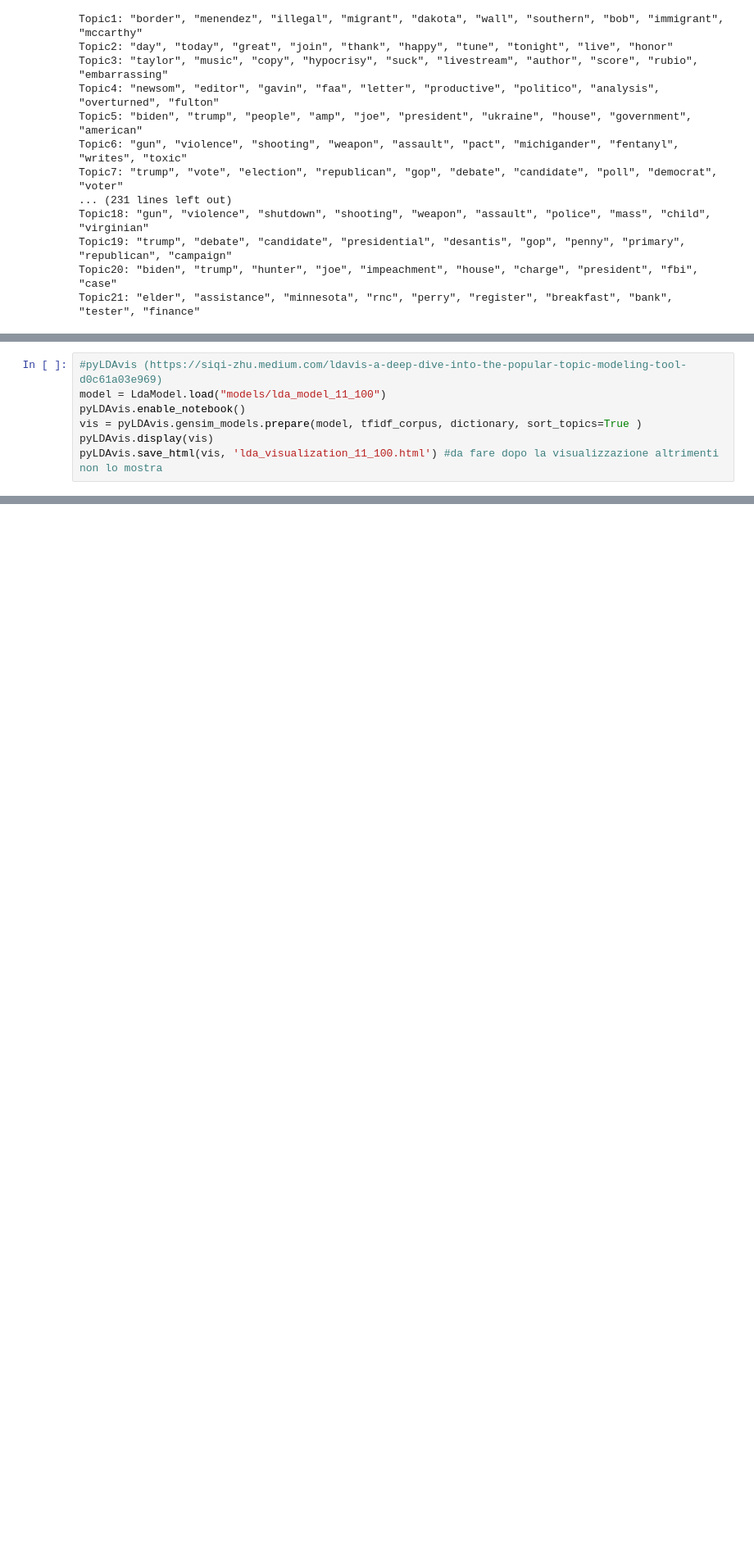
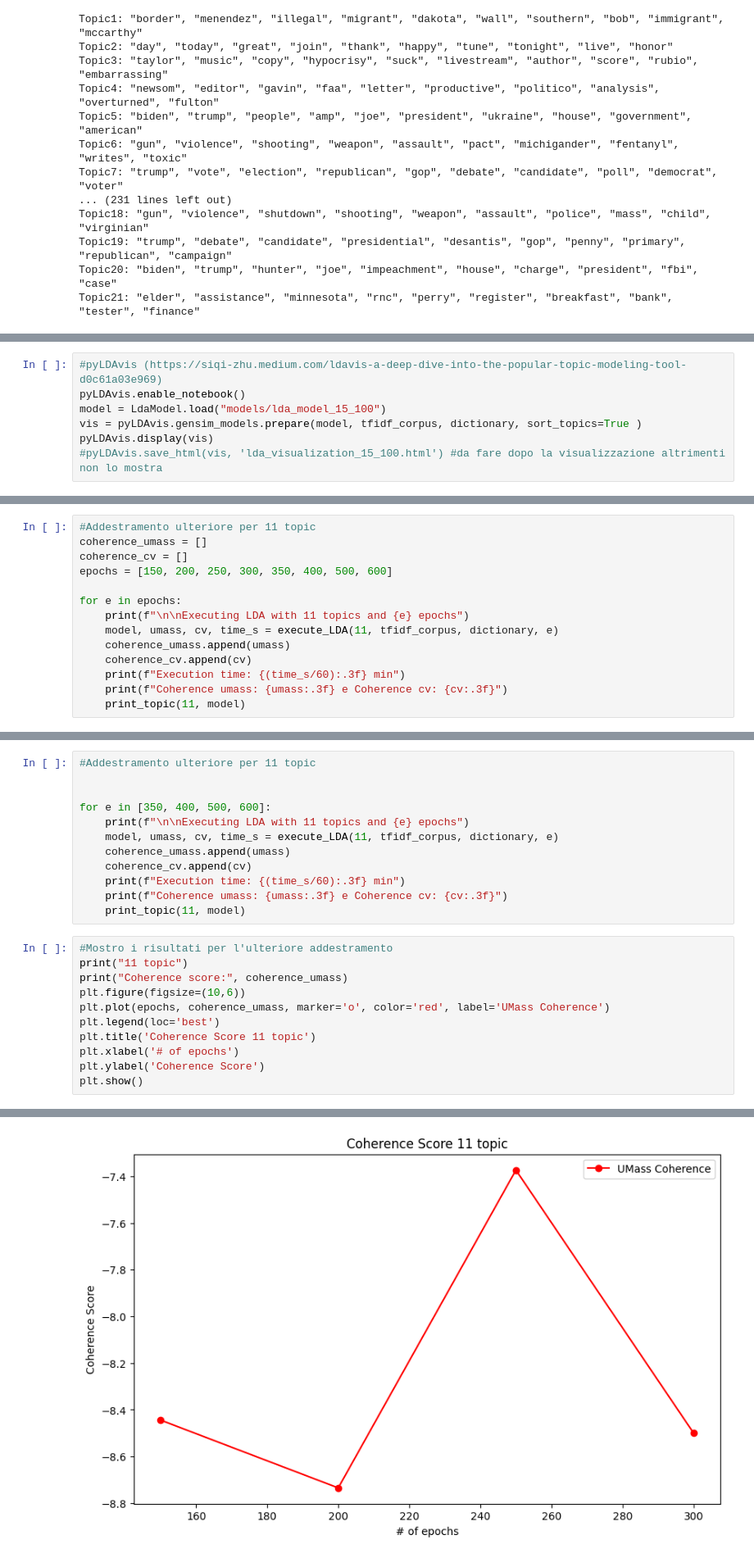
Before and after one commit to dream-19/Topic_Modeling_and_Sentiment_Analysis_on_Tweets, a Jupyter notebook: processing.ipynb, the cells around one changed output, grey strips where cells are left out. Shown at 82% size. Drawn from its saved outputs; the diff is of its cells as text; blank space fills up the shorter version.

Commit message:
training fino a 300 epoche

```diff
--- a/processing.ipynb
+++ b/processing.ipynb
@@ -182,8 +182,8 @@ Coherence score: [-9.200441042234985, -7.178833185929441, -7.934364339070924, -9
 [figure]
 # %%
 #pyLDAvis (https://siqi-zhu.medium.com/ldavis-a-deep-dive-into-the-popular-topic-modeling-tool-d0c61a03e969)
-model = LdaModel.load("models/lda_model_11_100")
 pyLDAvis.enable_notebook()
+model = LdaModel.load("models/lda_model_15_100")
 vis = pyLDAvis.gensim_models.prepare(model, tfidf_corpus, dictionary, sort_topics=True )
 pyLDAvis.display(vis)
-pyLDAvis.save_html(vis, 'lda_visualization_11_100.html') #da fare dopo la visualizzazione altrimenti non lo mostra
+#pyLDAvis.save_html(vis, 'lda_visualization_15_100.html') #da fare dopo la visualizzazione altrimenti non lo mostra
@@ -189,0 +198,14 @@ pyLDAvis.save_html(vis, 'lda_visualization_11_100.html') #da fare dopo la visual
+# %%
+#Addestramento ulteriore per 11 topic
+coherence_umass = []
+coherence_cv = []
+epochs = [150, 200, 250, 300, 350, 400, 500, 600]
+
+for e in epochs:
+    print(f"\n\nExecuting LDA with 11 topics and {e} epochs")
+    model, umass, cv, time_s = execute_LDA(11, tfidf_corpus, dictionary, e)
+    coherence_umass.append(umass)
+    coherence_cv.append(cv)
+    print(f"Execution time: {(time_s/60):.3f} min")
+    print(f"Coherence umass: {umass:.3f} e Coherence cv: {cv:.3f}")
+    print_topic(11, model)
@@ -189,0 +230,24 @@ pyLDAvis.save_html(vis, 'lda_visualization_11_100.html') #da fare dopo la visual
+# %%
+#Addestramento ulteriore per 11 topic
+
+
+for e in [350, 400, 500, 600]:
+    print(f"\n\nExecuting LDA with 11 topics and {e} epochs")
+    model, umass, cv, time_s = execute_LDA(11, tfidf_corpus, dictionary, e)
+    coherence_umass.append(umass)
+    coherence_cv.append(cv)
+    print(f"Execution time: {(time_s/60):.3f} min")
+    print(f"Coherence umass: {umass:.3f} e Coherence cv: {cv:.3f}")
+    print_topic(11, model)
+# %%
+#Mostro i risultati per l'ulteriore addestramento
+print("11 topic")
+print("Coherence score:", coherence_umass)
+plt.figure(figsize=(10,6))
+plt.plot(epochs, coherence_umass, marker='o', color='red', label='UMass Coherence')
+plt.legend(loc='best')
+plt.title('Coherence Score 11 topic')
+plt.xlabel('# of epochs')
+plt.ylabel('Coherence Score')
+plt.show()
+# %% [output]
@@ -189,0 +256 @@ pyLDAvis.save_html(vis, 'lda_visualization_11_100.html') #da fare dopo la visual
+[figure, added]
```
Also changed, not shown: parts of 9 cells of this notebook.
